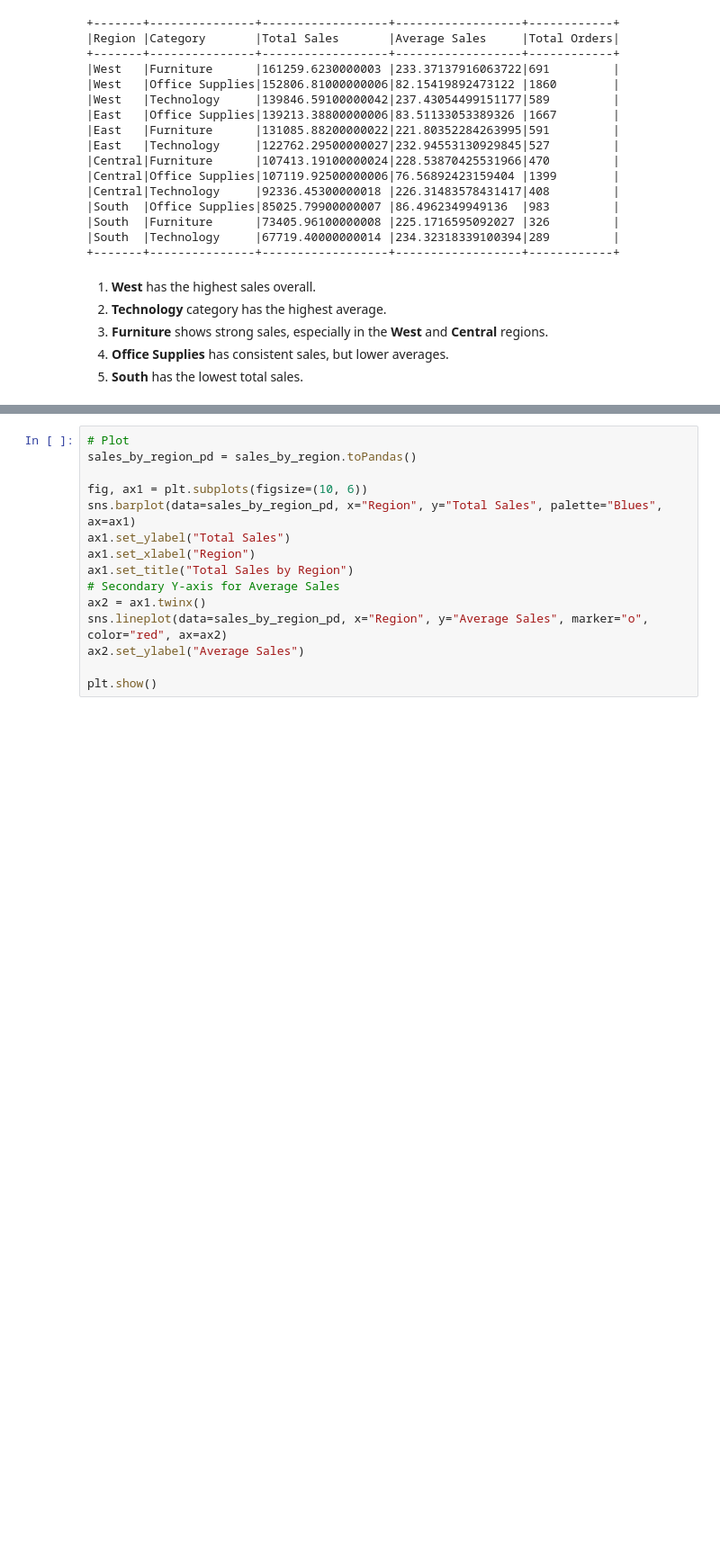
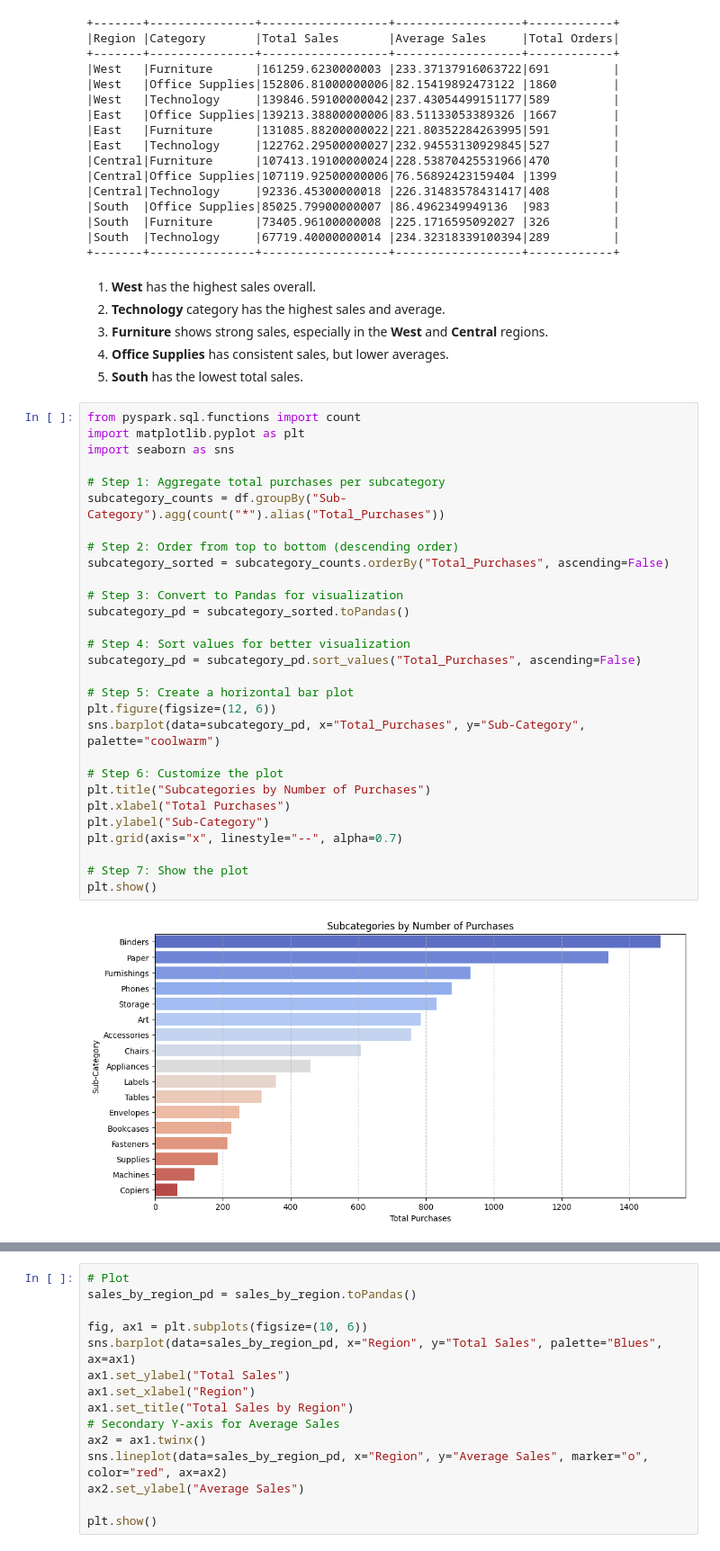
Before and after one commit to muneer-a/ecld_data_engineering_assignment, a Jupyter notebook: 2_transformations/6_transformations.ipynb, the cells around one changed output, grey strips where cells are left out. Shown at 90% size. Drawn from its saved outputs; the diff is of its cells as text; blank space fills up the shorter version.

```diff
--- a/2_transformations/6_transformations.ipynb
+++ b/2_transformations/6_transformations.ipynb
@@ -181,7 +183,38 @@ sales_by_region_category.show(truncate=False)
 +-------+---------------+------------------+------------------+------------+
 # %% [markdown]
 1. **West** has the highest sales overall.
-2. **Technology** category has the highest average.
+2. **Technology** category has the highest sales and average.
 3. **Furniture** shows strong sales, especially in the **West** and **Central** regions.
 4. **Office Supplies** has consistent sales, but lower averages.
 5. **South** has the lowest total sales.
+# %%
+from pyspark.sql.functions import count
+import matplotlib.pyplot as plt
+import seaborn as sns
+
+# Step 1: Aggregate total purchases per subcategory
+subcategory_counts = df.groupBy("Sub-Category").agg(count("*").alias("Total_Purchases"))
+
+# Step 2: Order from top to bottom (descending order)
+subcategory_sorted = subcategory_counts.orderBy("Total_Purchases", ascending=False)
+
+# Step 3: Convert to Pandas for visualization
+subcategory_pd = subcategory_sorted.toPandas()
+
+# Step 4: Sort values for better visualization
+subcategory_pd = subcategory_pd.sort_values("Total_Purchases", ascending=False)
+
+# Step 5: Create a horizontal bar plot
+plt.figure(figsize=(12, 6))
+sns.barplot(data=subcategory_pd, x="Total_Purchases", y="Sub-Category", palette="coolwarm")
+
+# Step 6: Customize the plot
+plt.title("Subcategories by Number of Purchases")
+plt.xlabel("Total Purchases")
+plt.ylabel("Sub-Category")
+plt.grid(axis="x", linestyle="--", alpha=0.7)
+
+# Step 7: Show the plot
+plt.show()
+# %% [output]
+[figure, added]
```
Also changed, not shown: parts of 8 cells of this notebook.
